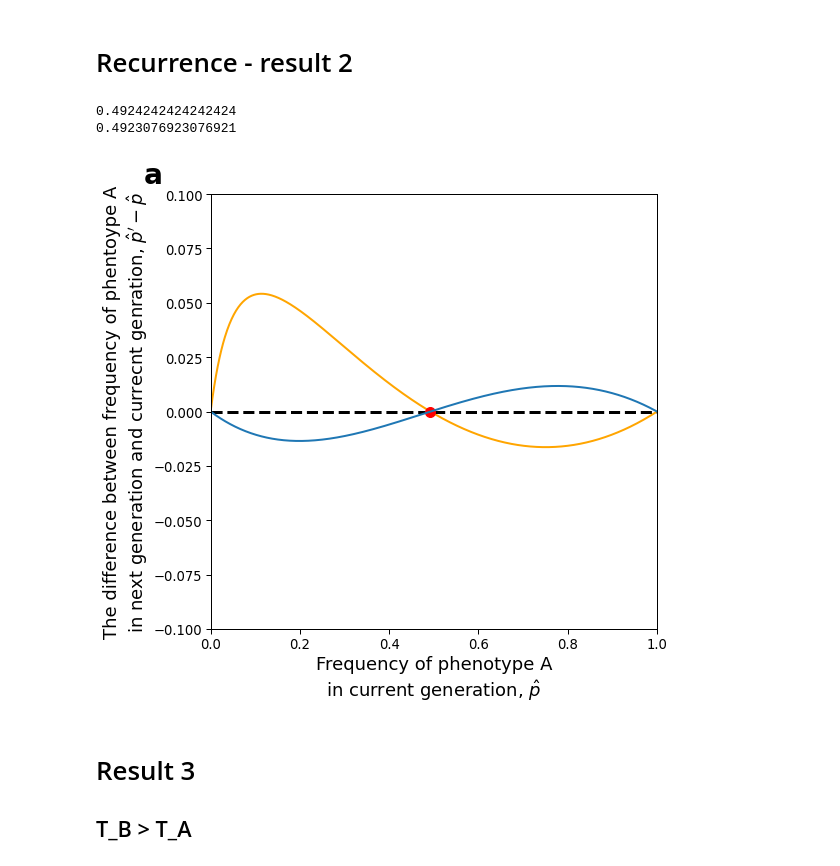
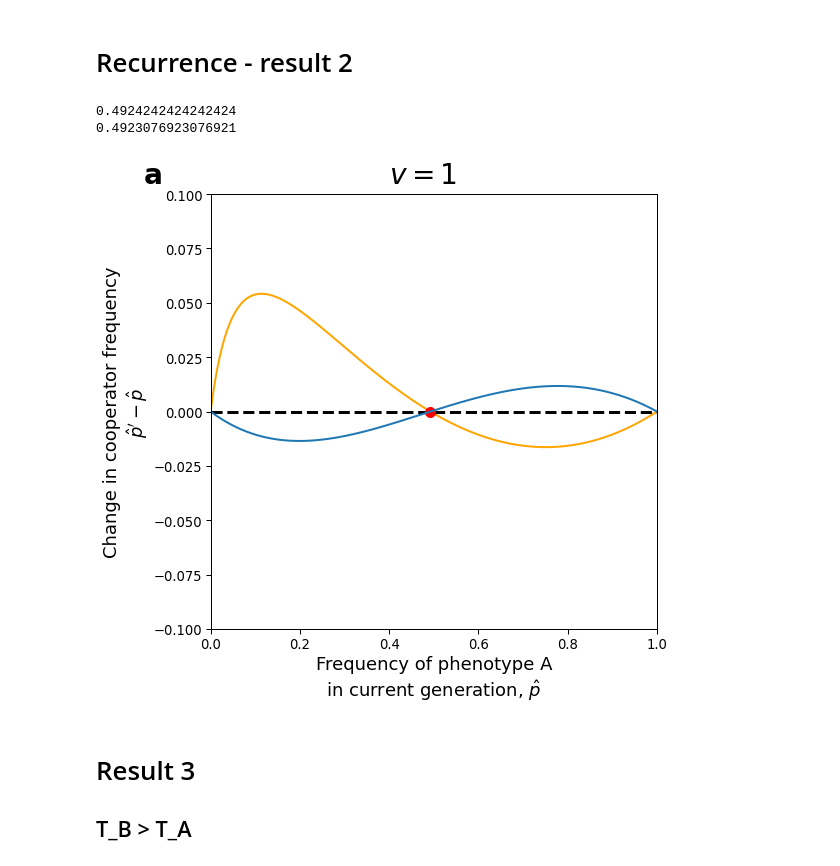
Before and after one commit to yoavram-lab/CulturalCooperation, a Jupyter notebook: ms/figures.ipynb, the cells around one changed output. Cells and saved outputs as stored; diff of their text form; code cells hidden in the pictures.

```diff
--- a/ms/figures.ipynb
+++ b/ms/figures.ipynb
@@ -193,35 +193,37 @@ p = np.arange(0, 1, 0.001)
 p_tag = p_parents_function(p)
 
 fig, ax = plt.subplots(figsize=(8, 8))
 ax.plot(p, p_tag-p, color="orange", linewidth=2)
 ax.plot(p, p-p, 'k--', linewidth=3)
 #plt.plot(β3/β1, β3/β1, "ko", label = r'$\tilde{p}^*$')
 ax.set_xlabel(r'Frequency of phenotype A' + "\n" + r"in current generation, $\hat{p}$", fontsize = 18)
-ax.set_ylabel(r"The difference between frequency of phentoype A" + "\n" + r"in next generation and currecnt genration, $\hat{p}'-\hat{p}$", fontsize = 18)
+ax.set_ylabel(r"Change in cooperator frequency" + "\n" + r"$\hat{p}'-\hat{p}$", fontsize = 18)
 ax.set_ylim(-0.1, 0.1)
 ax.set_xlim(0, 1)
 
 
 b=1.3
 c = 0.904
 T_A = 0.5
 T_B = 0.1
 α = 0.4
 p_equilibrium = (c*(1-T_B)-α*b*T_A-(T_A-T_B))/(b*(1-α)*(T_A-T_B))
 print(p_equilibrium)
 plt.plot(p_equilibrium, 0, "ro", label = r'$\tilde{p}^*$', markersize=10)
 ax.text(-0.15, 0.105, 'a', fontdict=dict(fontsize=28, weight='bold'))
+ax.text(0.4, 0.105, r'$v=1$', fontdict=dict(fontsize=28, weight='bold'))
+
 
 
 
 p_tag = p_parents_function(p)
 ax.plot(p, p_tag-p, linewidth = 2)
 fig.savefig('Figures/coexistence_without_oblique.pdf')
 fig.savefig('Figures/coexistence_without_oblique.eps', bbox_inches='tight')
 # %% [output]
 0.4924242424242424
 0.4923076923076921
-[figure, old version]
+[figure, new version]
 # %% [markdown]
 # Result 3
 ## T_B > T_A
```
Also changed, not shown: parts of 1 cell of this notebook, 5 other files.
